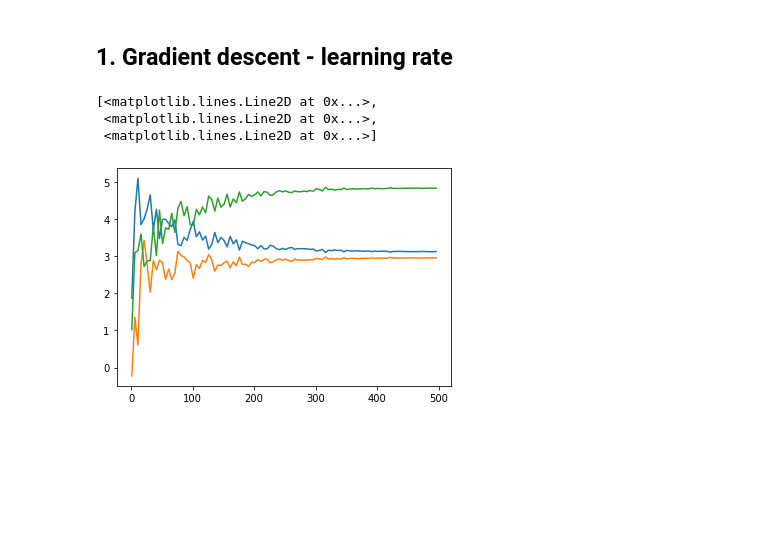
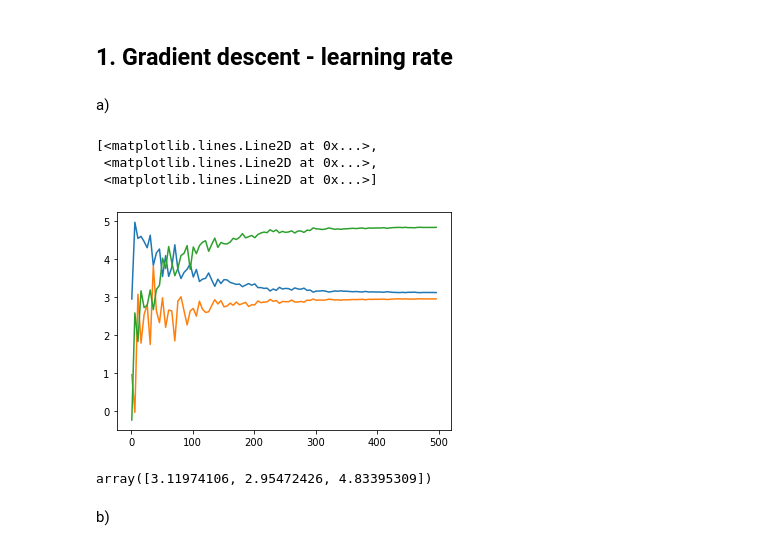
Before and after one commit to cseander/Maskininlarning-Christopher-Seander, a Jupyter notebook: Exercises/Exercose_1.ipynb, the cells around one changed output. Cells and saved outputs as stored; diff of their text form; code cells hidden in the pictures; blank space fills up the shorter version.

```diff
--- a/Exercises/Exercose_1.ipynb
+++ b/Exercises/Exercose_1.ipynb
@@ -20,20 +17,27 @@ X_train, X_test, y_train, y_test = train_test_split(X, y, test_size=0.33, random
+# %% [markdown]
+a)
 # %%
 def gradient_decent(X, y, learning_rate = 0.1, epochs = 100):
     m = len(X)
     theta = np.random.randn(X.shape[1], 1)
 
     for _ in range(epochs):
         gradient = 2/m * X.T @ (X @ theta - y)
         theta -= learning_rate * gradient
 
     return theta
 
-
 epochs = range(1, 500, 5)
-test = np.array([gradient_decent(X, y, epochs = epoch).reshape(-1) for epoch in epochs])
-plt.plot(epochs, test)
+thetas = np.array([gradient_decent(X, y, epochs = epoch).reshape(-1) for epoch in epochs])
+plt.plot(epochs, thetas)
 # %% [output]
 [<matplotlib.lines.Line2D at 0x...>,
  <matplotlib.lines.Line2D at 0x...>,
  <matplotlib.lines.Line2D at 0x...>]
-[figure, old version]
+[figure, new version]
+# %%
+thetas[-1]
+# %% [output]
+array([3.11974106, 2.95472426, 4.83395309])
+# %% [markdown]
+b)
```
Also changed, not shown: parts of 21 cells of this notebook.
